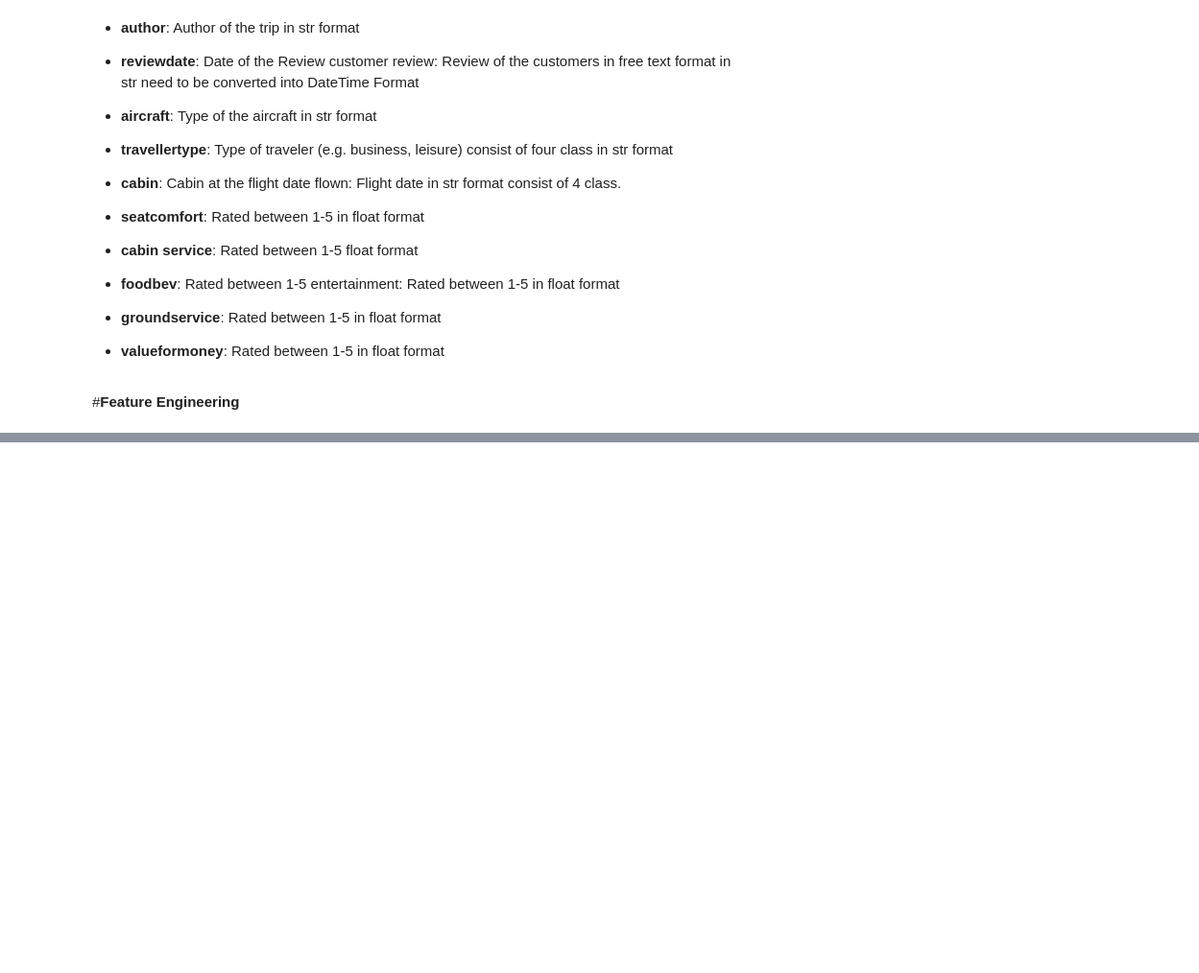
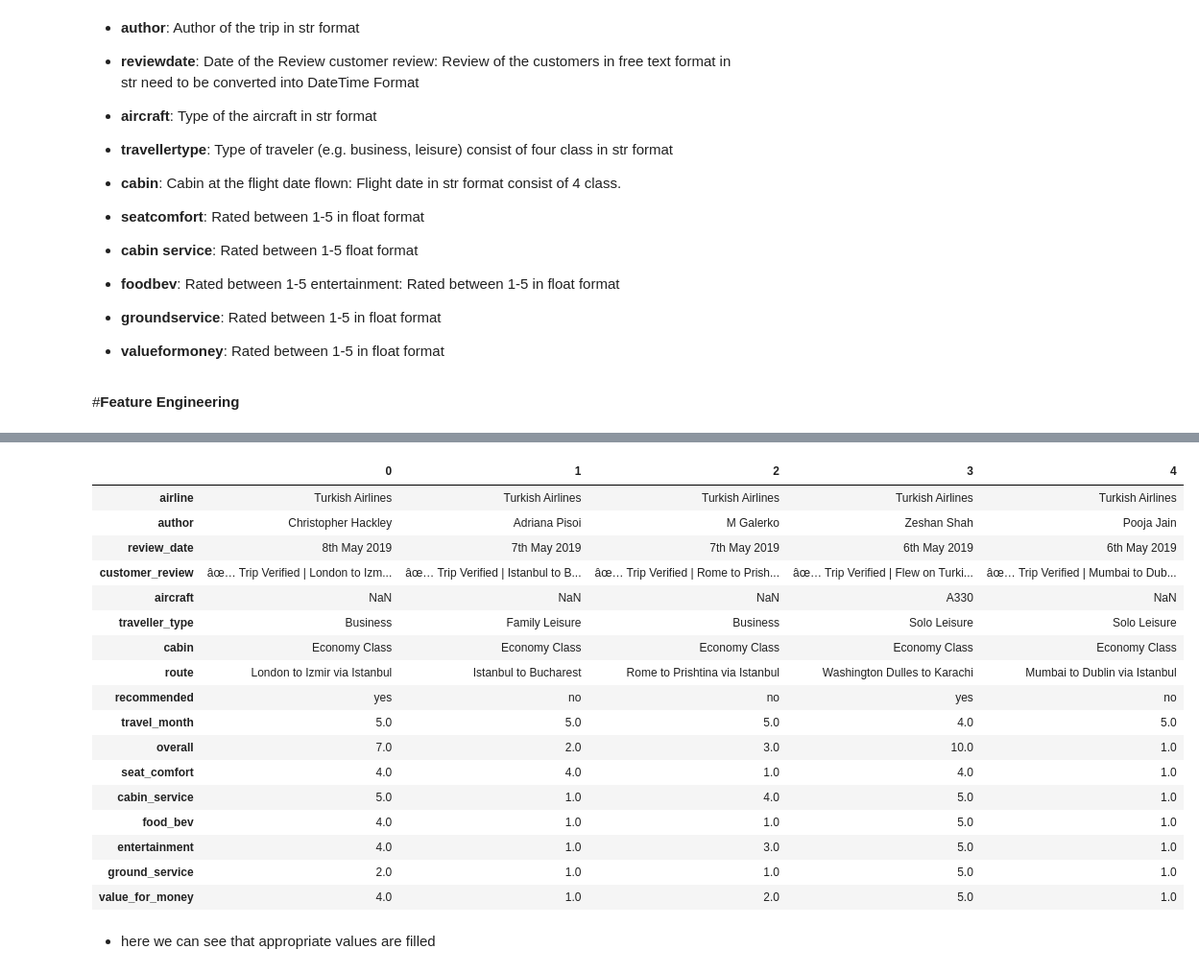
Before and after one commit to souravkarma/Sourav-Karmakar-Airline-passenger-referral-prediction, a Jupyter notebook: Sourav_Karmakar_Airline_passenger_referral_prediction.ipynb, the cells around one changed output, grey strips where cells are left out. Shown at 96% size. Cells and saved outputs as stored; diff of their text form; code cells hidden in the pictures; blank space fills up the shorter version.

```diff
--- a/Sourav_Karmakar_Airline_passenger_referral_prediction.ipynb
+++ b/Sourav_Karmakar_Airline_passenger_referral_prediction.ipynb
@@ -371,0 +374,5 @@ memory usage: 10.9+ MB
+# %%
+#filling null values with KNN IMPUTER
+from sklearn.impute import KNNImputer
+imputer= KNNImputer(n_neighbors=5) #n_neighbours defines no of datapoints include closer to the missing values
+num_df=pd.DataFrame(imputer.fit_transform(num_df),columns=num_df.columns )
@@ -371,0 +396,2 @@ memory usage: 10.9+ MB
+# %%
+df = df.drop(columns = ['overall','seat_comfort','cabin_service','food_bev','entertainment','ground_service', 'value_for_money'])
@@ -371,0 +421,2 @@ memory usage: 10.9+ MB
+# %%
+df2=pd.concat([df.reset_index(),num_df.reset_index()],axis=1)
@@ -371,0 +445,23 @@ memory usage: 10.9+ MB
+# %%
+df2.head().T
+# %% [output]
+|  | 0 | 1 | 2 | 3 | 4 |
+| airline | Turkish Airlines | Turkish Airlines | Turkish Airlines | Turkish Airlines | Turkish Airlines |
+| author | Christopher Hackley | Adriana Pisoi | M Galerko | Zeshan Shah | Pooja Jain |
+| review_date | 8th May 2019 | 7th May 2019 | 7th May 2019 | 6th May 2019 | 6th May 2019 |
+| customer_review | âœ… Trip Verified | London to Izm... | âœ… Trip Verified | Istanbul to B... | âœ… Trip Verified | Rome to Prish... | âœ… Trip Verified | Flew on Turki... | âœ… Trip Verified | Mumbai to Dub... |
+| aircraft | NaN | NaN | NaN | A330 | NaN |
+| traveller_type | Business | Family Leisure | Business | Solo Leisure | Solo Leisure |
+| cabin | Economy Class | Economy Class | Economy Class | Economy Class | Economy Class |
+| route | London to Izmir via Istanbul | Istanbul to Bucharest | Rome to Prishtina via Istanbul | Washington Dulles to Karachi | Mumbai to Dublin via Istanbul |
+| recommended | yes | no | no | yes | no |
+| travel_month | 5.0 | 5.0 | 5.0 | 4.0 | 5.0 |
+| overall | 7.0 | 2.0 | 3.0 | 10.0 | 1.0 |
+| seat_comfort | 4.0 | 4.0 | 1.0 | 4.0 | 1.0 |
+| cabin_service | 5.0 | 1.0 | 4.0 | 5.0 | 1.0 |
+| food_bev | 4.0 | 1.0 | 1.0 | 5.0 | 1.0 |
+| entertainment | 4.0 | 1.0 | 3.0 | 5.0 | 1.0 |
+| ground_service | 2.0 | 1.0 | 1.0 | 5.0 | 1.0 |
+| value_for_money | 4.0 | 1.0 | 2.0 | 5.0 | 1.0 |
+# %% [markdown]
+* here we can see that appropriate values are filled
```
Also changed, not shown: parts of 17 cells of this notebook.
